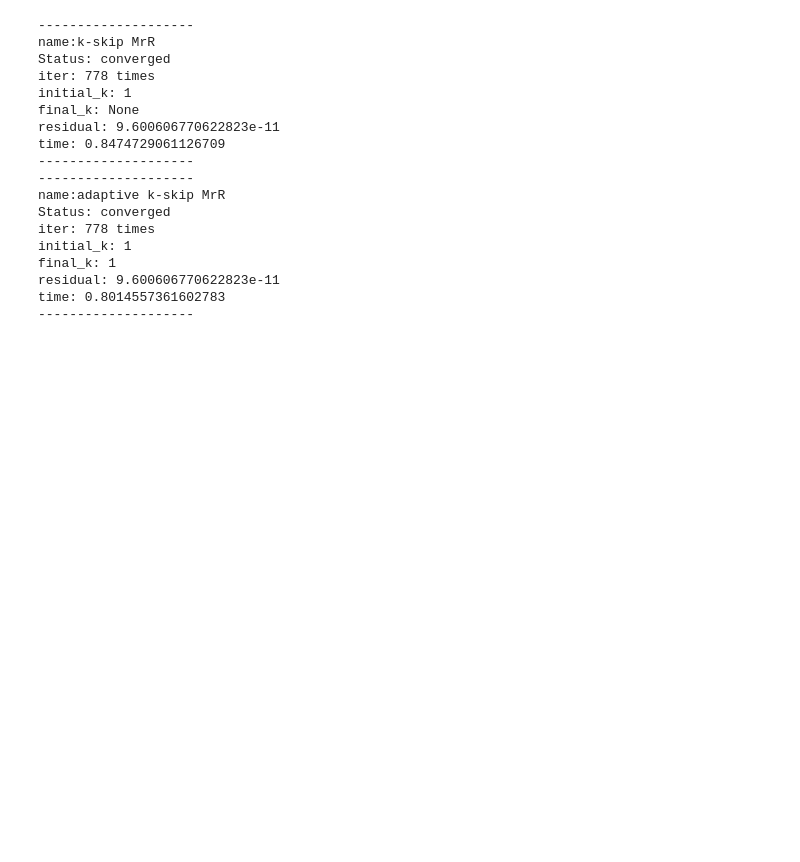
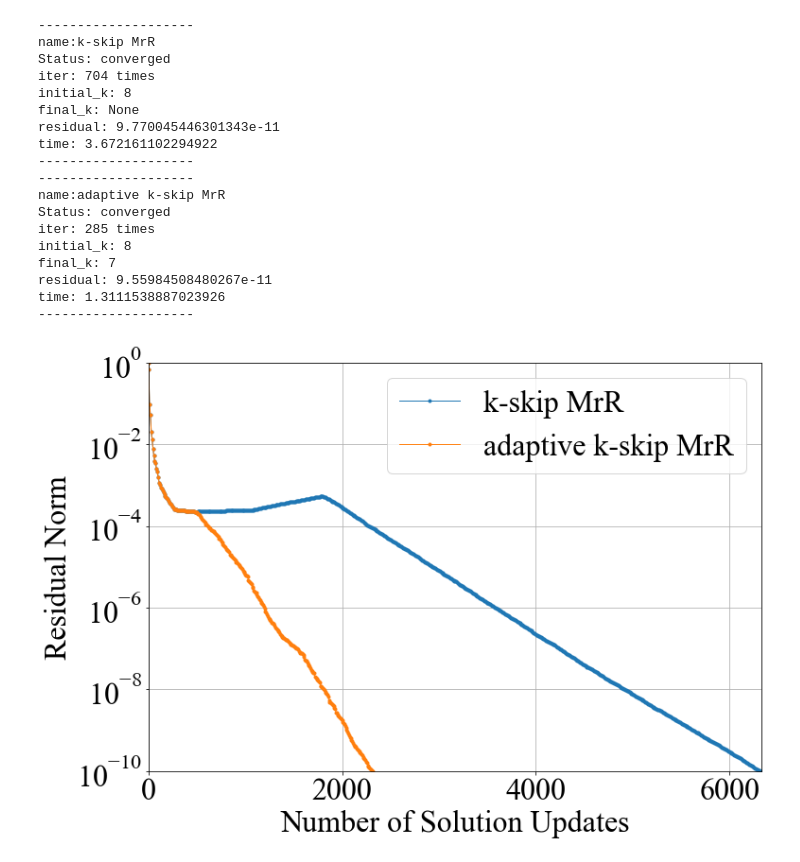
Before and after one commit to 5enxia/parallel-krylov, a Jupyter notebook: example/main.ipynb, the cells around one changed output. Cells and saved outputs as stored; diff of their text form; code cells hidden in the pictures; blank space fills up the shorter version.

```diff
--- a/example/main.ipynb
+++ b/example/main.ipynb
@@ -5,40 +5,10 @@ import krylov.utils.loader as loader
 import krylov.preconditioning
 from krylov.methods import Methods
 # %%
-length = int(sys.argv[1])
+# length = int(sys.argv[1])
 length = 1081
 version = 'EFG'
 directory = 'data'
 # %%
 A = loader.matrixLoader(directory,version,length)
 b = loader.vectorLoader(directory,version,length)
-# %%
-for k in range(1,2):
-    kskipmrr = Methods(A,b)
-    kskipmrr.kskipmrr(k=k)
-
-    kskipmrr.output('./results/' + str(length) + '/' + version + '/' + 'kskipmrr_' + str(k) + '.json')
-
-    adaptivekskipmrr = Methods(A,b)
-    adaptivekskipmrr.adaptivekskipmrr(k=k)
-
-    adaptivekskipmrr.output('results/' + str(length) + '/' + version + '/' + ' adaptivekskipmrr_' + str(k) + '.json')
-# %% [output]
---------------------
-name:k-skip MrR
-Status: converged
-iter: 778 times
-initial_k: 1
-final_k: None
-residual: 9.600606770622823e-11
-time: 0.8474729061126709
---------------------
---------------------
-name:adaptive k-skip MrR
-Status: converged
-iter: 778 times
-initial_k: 1
-final_k: 1
-residual: 9.600606770622823e-11
-time: 0.8014557361602783
---------------------
@@ -44,0 +17,26 @@ time: 0.8014557361602783
+# %%
+kskipmrr = Methods(A,b)
+kskipmrr.kskipmrr(k=8)
+adaptivekskipmrr = Methods(A,b)
+adaptivekskipmrr.adaptivekskipmrr(k=8)
+Methods.multiplot([kskipmrr,adaptivekskipmrr],figsize=(12,8))
+# %% [output]
+--------------------
+name:k-skip MrR
+Status: converged
+iter: 704 times
+initial_k: 8
+final_k: None
+residual: 9.770045446301343e-11
+time: 3.672161102294922
+--------------------
+--------------------
+name:adaptive k-skip MrR
+Status: converged
+iter: 285 times
+initial_k: 8
+final_k: 7
+residual: 9.55984508480267e-11
+time: 1.3111538887023926
+--------------------
+[figure, added]
```
Also changed, not shown: parts of 1 cell of this notebook, 2 other files.
